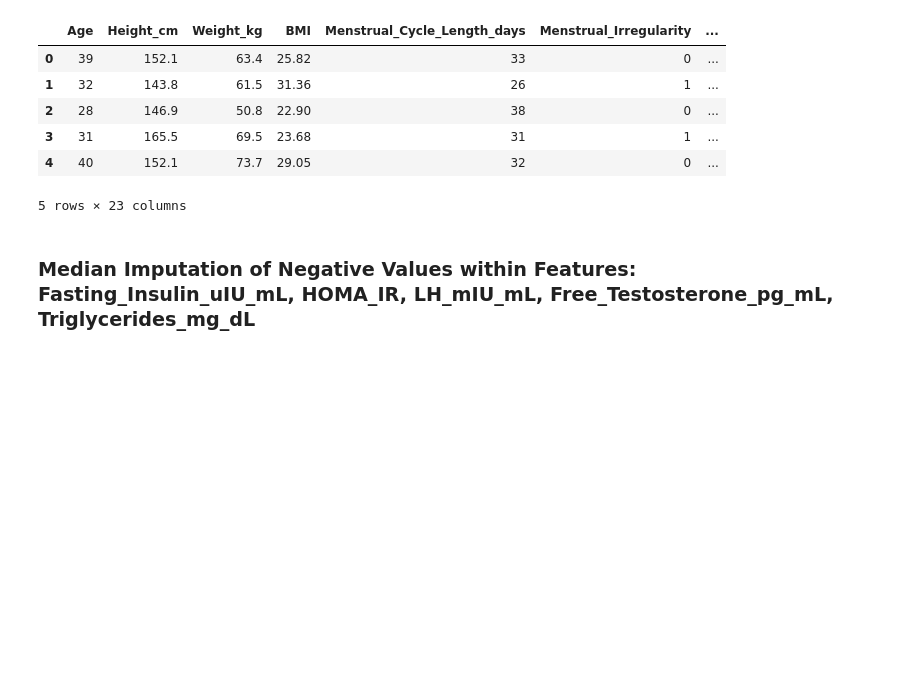
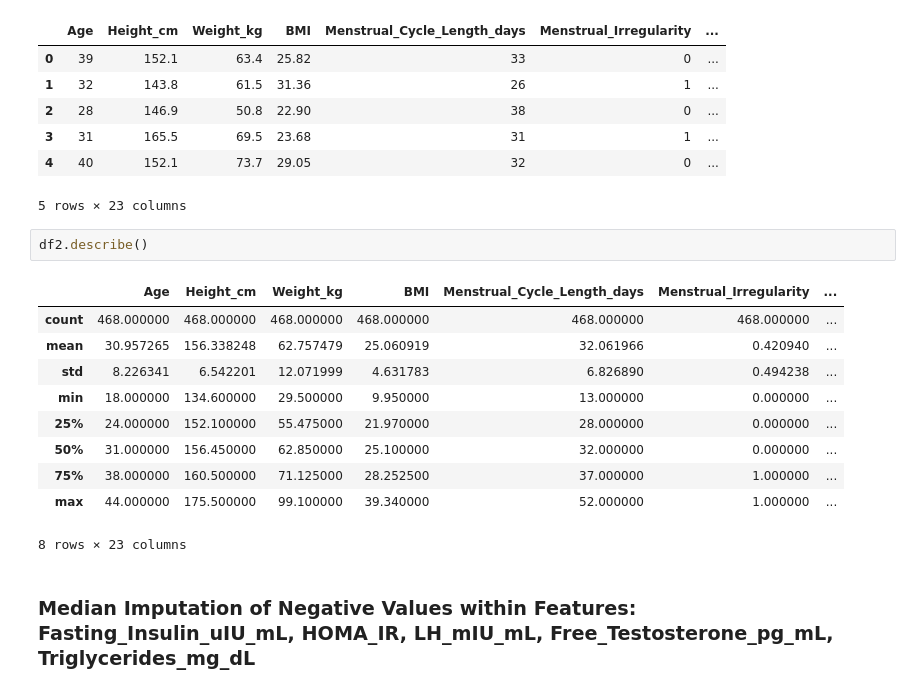
Before and after one commit to lbaxendale/masters_project, a Jupyter notebook: modelling.ipynb, the cells around one changed output. Saved outputs shown, nothing was run; the diff lists cells and outputs as text; blank space fills up the shorter version.

```diff
--- a/modelling.ipynb
+++ b/modelling.ipynb
@@ -143,6 +143,19 @@ df2.head()
 | 3 | 31 | 165.5 | 69.5 | 23.68 | 31 | 1 | ... |
 | 4 | 40 | 152.1 | 73.7 | 29.05 | 32 | 0 | ... |
 5 rows × 23 columns
+# %%
+df2.describe()
+# %% [output]
+|  | Age | Height_cm | Weight_kg | BMI | Menstrual_Cycle_Length_days | Menstrual_Irregularity | ... |
+| count | 468.000000 | 468.000000 | 468.000000 | 468.000000 | 468.000000 | 468.000000 | ... |
+| mean | 30.957265 | 156.338248 | 62.757479 | 25.060919 | 32.061966 | 0.420940 | ... |
+| std | 8.226341 | 6.542201 | 12.071999 | 4.631783 | 6.826890 | 0.494238 | ... |
+| min | 18.000000 | 134.600000 | 29.500000 | 9.950000 | 13.000000 | 0.000000 | ... |
+| 25% | 24.000000 | 152.100000 | 55.475000 | 21.970000 | 28.000000 | 0.000000 | ... |
+| 50% | 31.000000 | 156.450000 | 62.850000 | 25.100000 | 32.000000 | 0.000000 | ... |
+| 75% | 38.000000 | 160.500000 | 71.125000 | 28.252500 | 37.000000 | 1.000000 | ... |
+| max | 44.000000 | 175.500000 | 99.100000 | 39.340000 | 52.000000 | 1.000000 | ... |
+8 rows × 23 columns
 # %% [markdown]
 ### Median Imputation of Negative Values within Features: Fasting_Insulin_uIU_mL, HOMA_IR, LH_mIU_mL, Free_Testosterone_pg_mL, Triglycerides_mg_dL
 # %%
```
Also changed, not shown: 2 other files.
